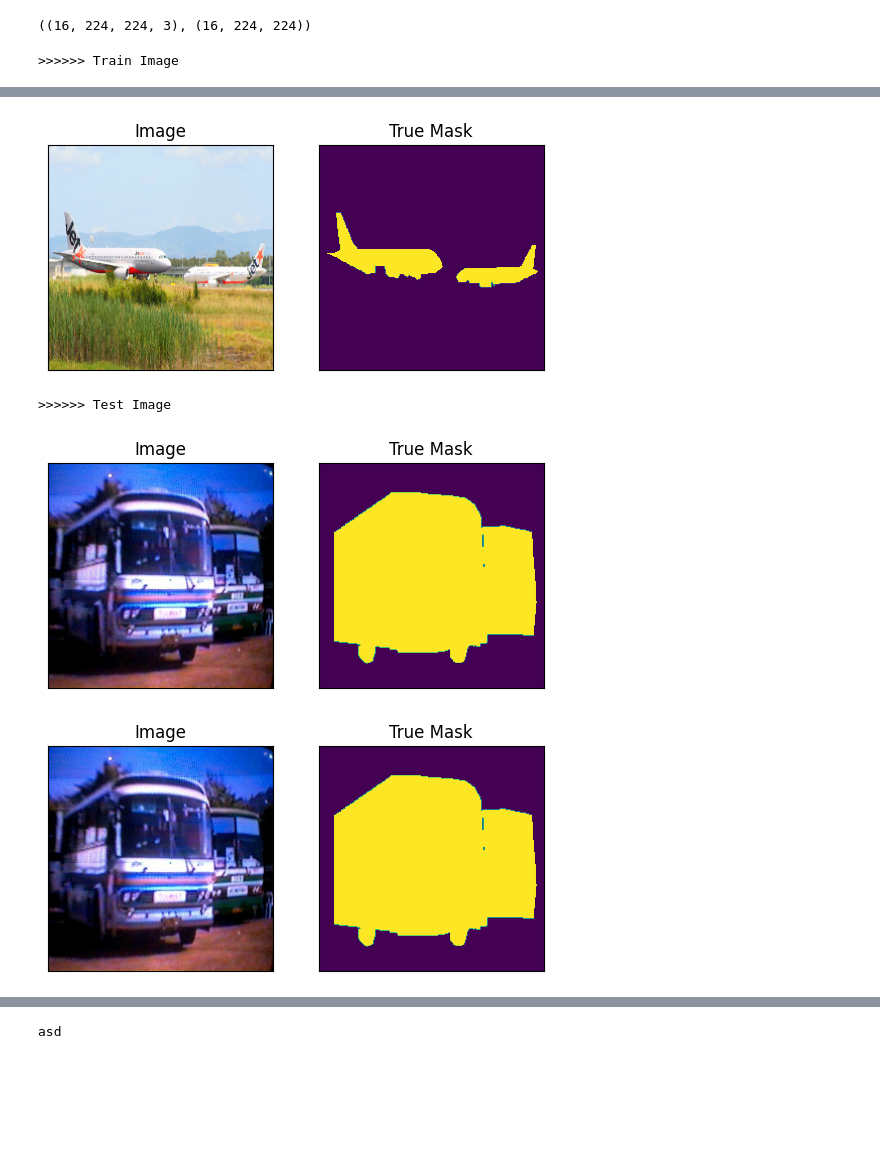
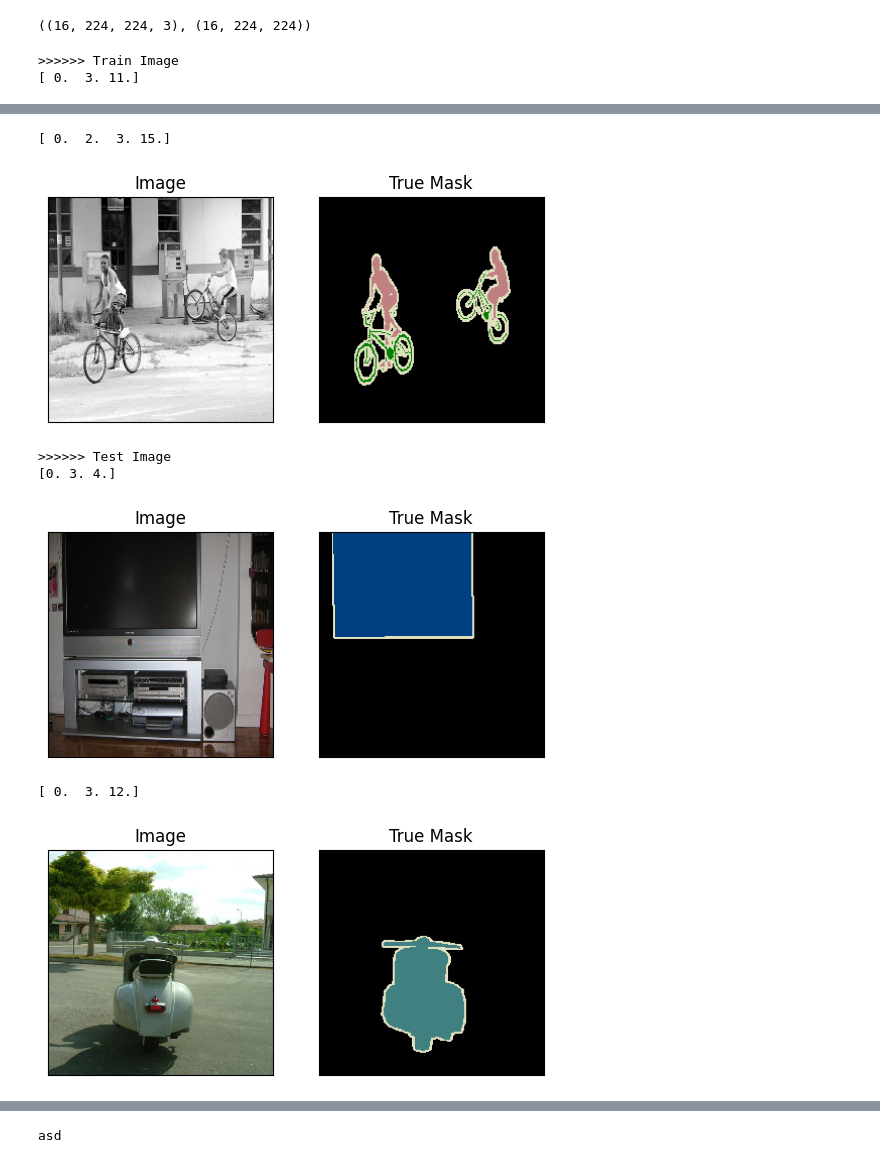
Before and after one commit to aiffel-smile-maker/aiffel_DLThon_RS7, a Jupyter notebook: YYW/DLThon.ipynb, the cells around one changed output, grey strips where cells are left out. Cells and saved outputs as stored; diff of their text form; code cells hidden in the pictures; blank space fills up the shorter version.

```diff
--- a/YYW/DLThon.ipynb
+++ b/YYW/DLThon.ipynb
@@ -539,9 +445,9 @@ class DataGenerator(tf.keras.utils.Sequence):
             # num_unique_values = len(unique_values)
             # print(unique_values)
             # print("Number of unique values:", num_unique_values)
-            # _output = to_categorical(integer_mask, num_classes=21)
+            # _output = to_categorical(integer_mask, num_classes=22)
             # outputs[i] = _output
-            outputs[i] = integer_mask / 255.0
+            outputs[i] = integer_mask
             image_array = augmented["image"] / 255.0
             inputs[i] = image_array
 
@@ -587,6 +493,10 @@ sample_image.shape, sample_mask.shape
 # %% [output]
 ((16, 224, 224, 3), (16, 224, 224))
 # %%
+
+import matplotlib.pyplot as plt
+import tensorflow as tf
+
 def display(display_list, titles=[], display_string=None):
     ''' displays list of images/masks'''
     for i in range(len(display_list)):
@@ -596,27 +506,34 @@ def display(display_list, titles=[], display_string=None):
         plt.yticks([])
         if display_string and i == 1:
             plt.xlabel(display_string, fontsize=12)
-        try:
-            img_arr = tf.keras.preprocessing.image.array_to_img(display_list[i])
-        except: # mask => 1-channel
-            img_arr = display_list[i]
-        plt.imshow(img_arr)
+        img_arr = display_list[i]
+        if i == 0:  # If it's the image
+            plt.imshow(tf.keras.preprocessing.image.array_to_img(img_arr))
+        else:  # If it's the mask
+            plt.imshow(img_arr)
+            unique_values, counts = np.unique(img_arr, return_counts=True)
+            print(unique_values)
+            restored_color_mask2 = map_integer_mask_to_color(img_arr, inverse_mapping)
+            plt.imshow(restored_color_mask2)
+
+
 
     plt.show()
 
-def show_image_from_dataset(dataset,n_show = 2):
-
+def show_image_from_dataset(dataset, n_show=2):
     for i in range(n_show):
         for image, mask in dataset:
             sample_image, sample_mask = image, mask
             break
-        display([sample_image[0], sample_mask[0]], titles=['Image', 'True Mask'])
+        display([sample_image[i], sample_mask[i]], titles=['Image', 'True Mask'])
 # %%
 # display an image from the train set
+
 print('>>>>>> Train Image')
-show_image_from_dataset(val_generator)
+show_image_from_dataset(train_generator)
 # display an image from the test set
 print('>>>>>> Test Image')
 show_image_from_dataset(test_generator)
 # %% [output]
 >>>>>> Train Image
+[ 0.  3. 11.]
@@ -624,7 +541,10 @@ show_image_from_dataset(test_generator)
+[ 0.  2.  3. 15.]
-[figure, old version]
+[figure, new version]
->>>>>> Test Image
+>>>>>> Test Image
+[0. 3. 4.]
-[figure, old version]
+[figure, new version]
+[ 0.  3. 12.]
-[figure, old version]
+[figure, new version]
 # %%
 import tensorflow.keras.backend as K
 
```
Also changed, not shown: parts of 36 cells of this notebook, 7 other files.
